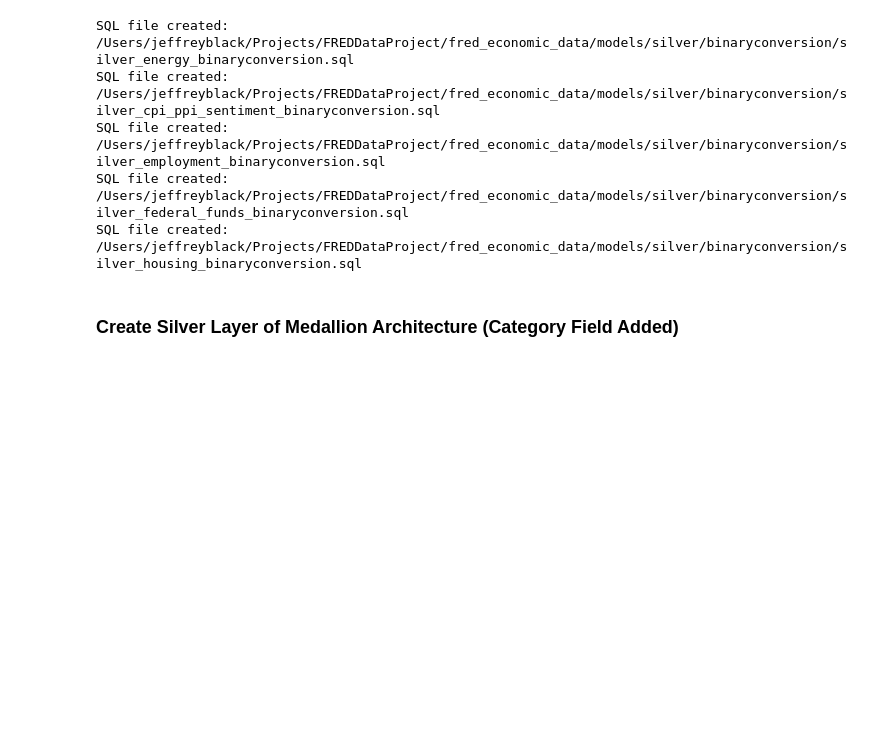
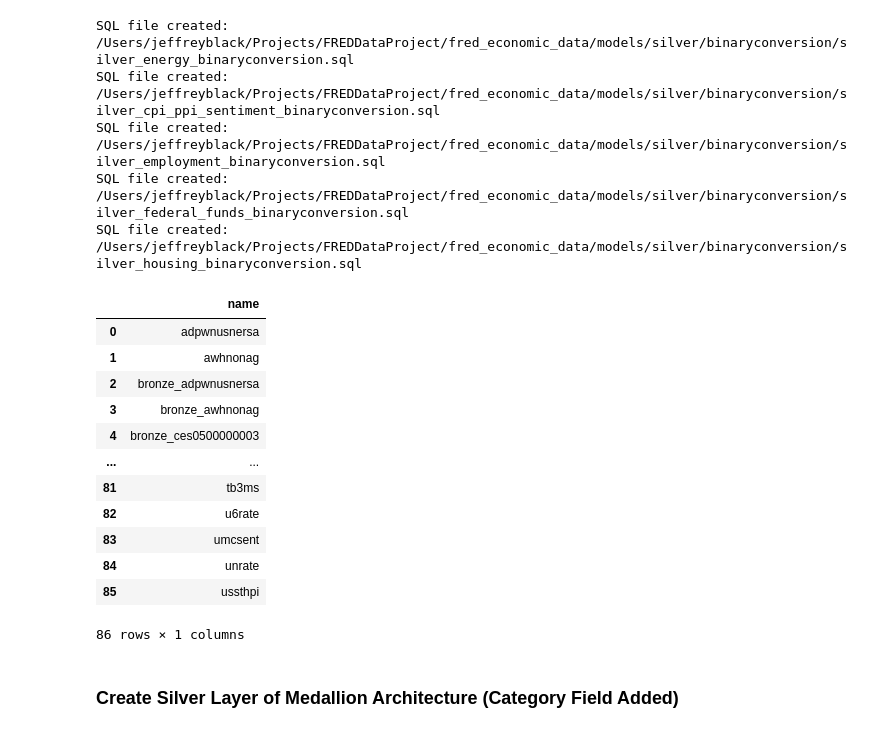
Before and after one commit to jeffreyablack1/FREDDataProject, a Jupyter notebook: run_sql_queries_here.ipynb, the cells around one changed output. Cells and saved outputs as stored; diff of their text form; code cells hidden in the pictures; blank space fills up the shorter version.

```diff
--- a/run_sql_queries_here.ipynb
+++ b/run_sql_queries_here.ipynb
@@ -301,3 +314,10 @@ SQL file created: /Users/jeffreyblack/Projects/FREDDataProject/fred_economic_dat
 SQL file created: /Users/jeffreyblack/Projects/FREDDataProject/fred_economic_data/models/silver/unionall/silver_employment_unionall.sql
 SQL file created: /Users/jeffreyblack/Projects/FREDDataProject/fred_economic_data/models/silver/unionall/silver_federal_funds_unionall.sql
 SQL file created: /Users/jeffreyblack/Projects/FREDDataProject/fred_economic_data/models/silver/unionall/silver_housing_unionall.sql
+# %%
+sql_query = '''
+show tables
+'''
+
+with duckdb.connect('data/fred.db') as con: #using with to automatically close the database
+    display(con.sql(sql_query).df())
@@ -354,6 +388,27 @@ SQL file created: /Users/jeffreyblack/Projects/FREDDataProject/fred_economic_dat
 SQL file created: /Users/jeffreyblack/Projects/FREDDataProject/fred_economic_data/models/silver/binaryconversion/silver_employment_binaryconversion.sql
 SQL file created: /Users/jeffreyblack/Projects/FREDDataProject/fred_economic_data/models/silver/binaryconversion/silver_federal_funds_binaryconversion.sql
 SQL file created: /Users/jeffreyblack/Projects/FREDDataProject/fred_economic_data/models/silver/binaryconversion/silver_housing_binaryconversion.sql
+# %%
+sql_query = '''
+show tables
+'''
+
+with duckdb.connect('data/fred.db') as con: #using with to automatically close the database
+    display(con.sql(sql_query).df())
+# %% [output]
+|  | name |
+| 0 | adpwnusnersa |
+| 1 | awhnonag |
+| 2 | bronze_adpwnusnersa |
+| 3 | bronze_awhnonag |
+| 4 | bronze_ces0500000003 |
+| ... | ... |
+| 81 | tb3ms |
+| 82 | u6rate |
+| 83 | umcsent |
+| 84 | unrate |
+| 85 | ussthpi |
+86 rows × 1 columns
 # %% [markdown]
 ### Create Silver Layer of Medallion Architecture (Category Field Added)
 # %%
```
Also changed, not shown: parts of 6 cells of this notebook, 2 other files.
